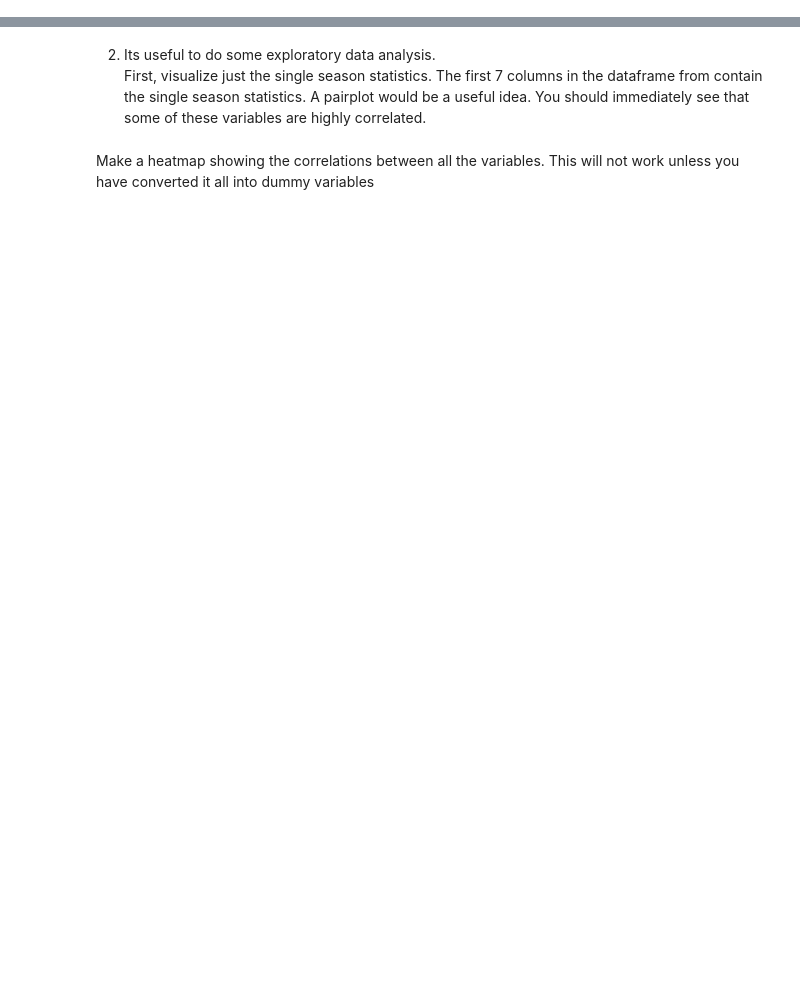
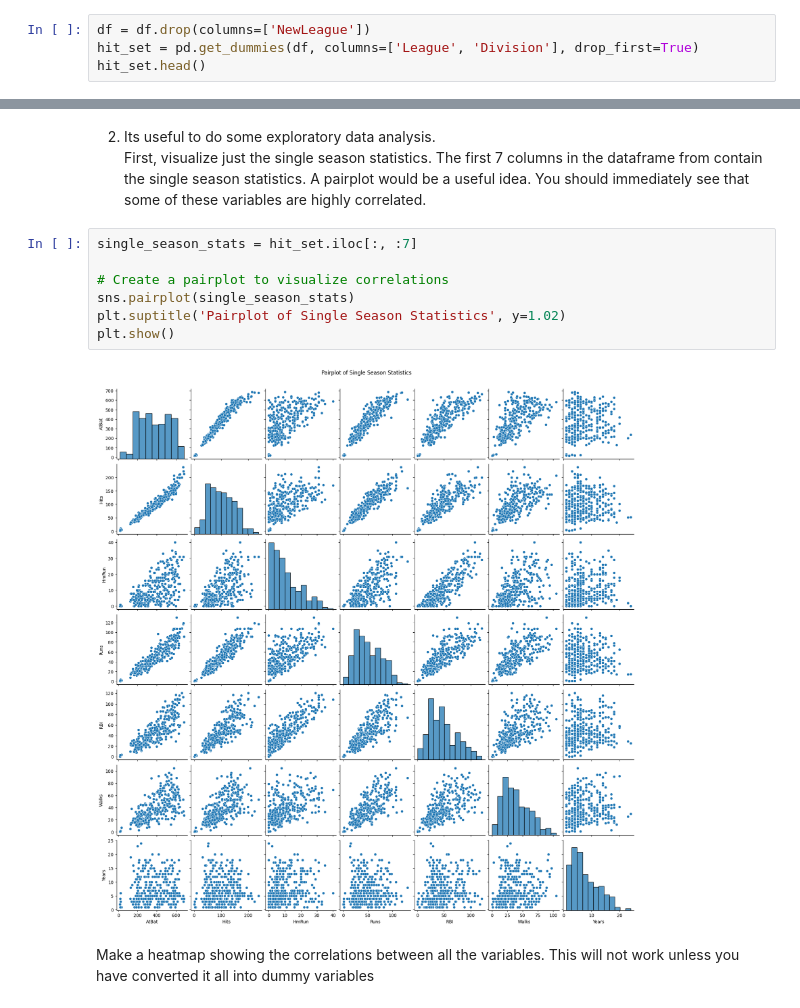
Before and after one commit to rheremm/COGS105, a Jupyter notebook: Homework/Homework3/Assignment3.ipynb, the cells around one changed output, grey strips where cells are left out. Drawn from its saved outputs; the diff is of its cells as text; blank space fills up the shorter version.

```diff
--- a/Homework/Homework3/Assignment3.ipynb
+++ b/Homework/Homework3/Assignment3.ipynb
@@ -42,3 +86,7 @@ Take a moment to look at the values contained in each of these, and then make a
 NewLeague indicates the team the league is in for the new season.  Very few players change leagues, so there is not much information there.  You should remove it from the dataframe, and I assumed you did in the rest of this assignment.
 
 The response variable is Salary.  The other variables are your predictors.
+# %%
+df = df.drop(columns=['NewLeague'])
+hit_set = pd.get_dummies(df, columns=['League', 'Division'], drop_first=True)
+hit_set.head()
@@ -45,5 +101,14 @@ The response variable is Salary.  The other variables are your predictors.
 # %% [markdown]
 2.  Its useful to do some exploratory data analysis.
     First, visualize just the single season statistics. The first 7 columns in the dataframe from contain the single season statistics.  A pairplot would be a useful idea. You should immediately see that some of these variables are highly correlated.
+# %%
+single_season_stats = hit_set.iloc[:, :7]
+
+# Create a pairplot to visualize correlations
+sns.pairplot(single_season_stats)
+plt.suptitle('Pairplot of Single Season Statistics', y=1.02)
+plt.show()
+# %% [output]
+[figure, added]
 # %% [markdown]
 Make a heatmap showing the correlations between all the variables.  This will not work unless you have converted it all into dummy variables
```
Also changed, not shown: parts of 5 cells of this notebook.
